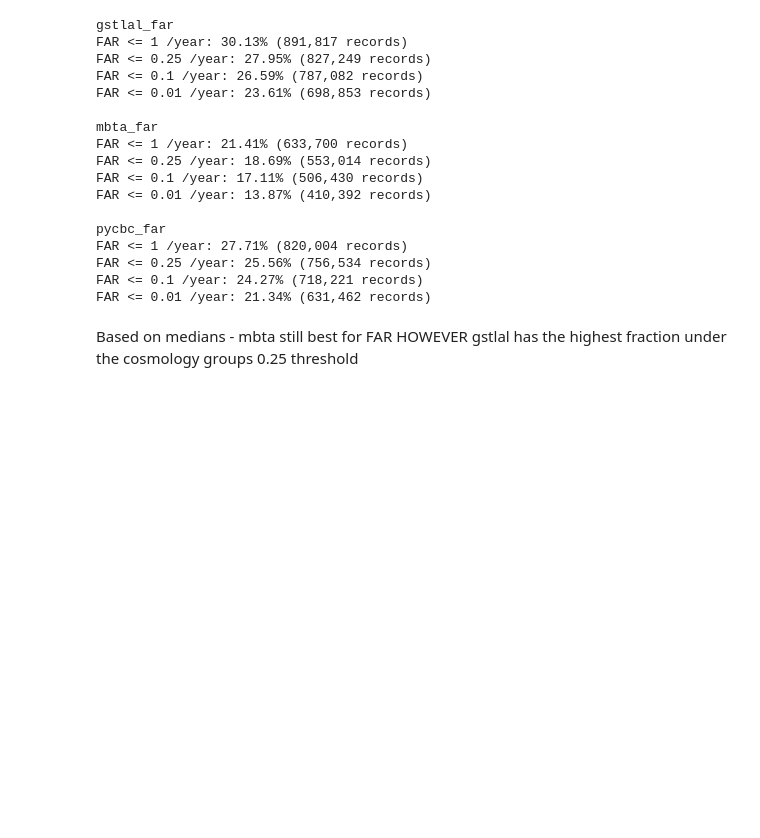
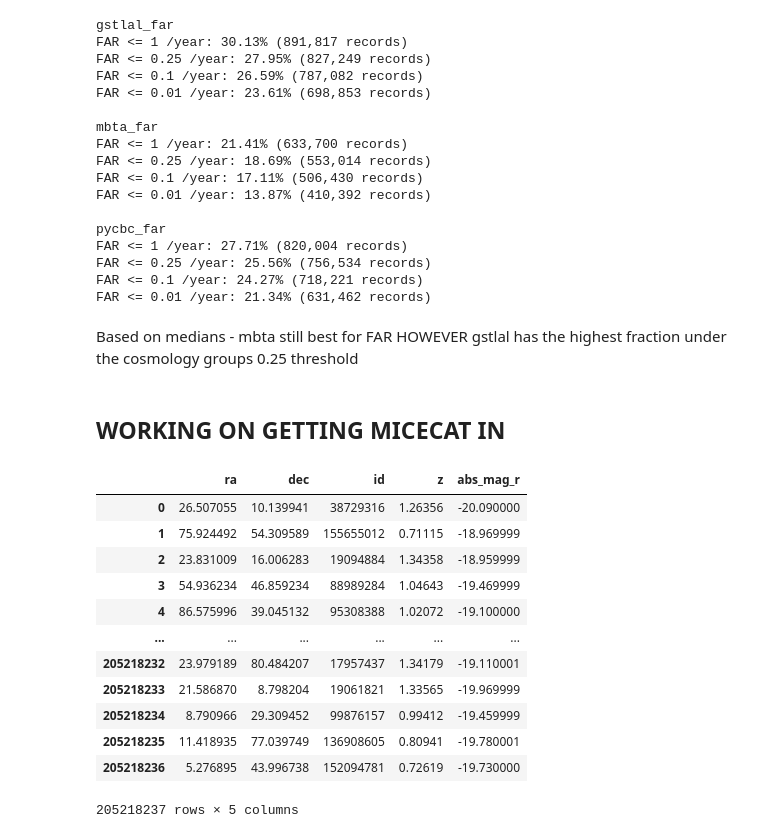
Before and after one commit to AStevens33/Cosmology-Masters-Project-, a Jupyter notebook: jupnotebooktrial.ipynb, the cells around one changed output. Cells and saved outputs as stored; diff of their text form; code cells hidden in the pictures; blank space fills up the shorter version.

```diff
--- a/jupnotebooktrial.ipynb
+++ b/jupnotebooktrial.ipynb
@@ -323,3 +293,5 @@ FAR <= 0.1 /year: 24.27% (718,221 records)
 FAR <= 0.01 /year: 21.34% (631,462 records)
 # %% [markdown]
 Based on medians - mbta still best for FAR HOWEVER gstlal has the highest fraction under the cosmology groups 0.25 threshold
+# %% [markdown]
+## WORKING ON GETTING MICECAT IN
@@ -325,0 +303,16 @@ Based on medians - mbta still best for FAR HOWEVER gstlal has the highest fracti
+# %%
+micecatdata
+# %% [output]
+|  | ra | dec | id | z | abs_mag_r |
+| 0 | 26.507055 | 10.139941 | 38729316 | 1.26356 | -20.090000 |
+| 1 | 75.924492 | 54.309589 | 155655012 | 0.71115 | -18.969999 |
+| 2 | 23.831009 | 16.006283 | 19094884 | 1.34358 | -18.959999 |
+| 3 | 54.936234 | 46.859234 | 88989284 | 1.04643 | -19.469999 |
+| 4 | 86.575996 | 39.045132 | 95308388 | 1.02072 | -19.100000 |
+| ... | ... | ... | ... | ... | ... |
+| 205218232 | 23.979189 | 80.484207 | 17957437 | 1.34179 | -19.110001 |
+| 205218233 | 21.586870 | 8.798204 | 19061821 | 1.33565 | -19.969999 |
+| 205218234 | 8.790966 | 29.309452 | 99876157 | 0.99412 | -19.459999 |
+| 205218235 | 11.418935 | 77.039749 | 136908605 | 0.80941 | -19.780001 |
+| 205218236 | 5.276895 | 43.996738 | 152094781 | 0.72619 | -19.730000 |
+205218237 rows × 5 columns
```
Also changed, not shown: parts of 10 cells of this notebook.
